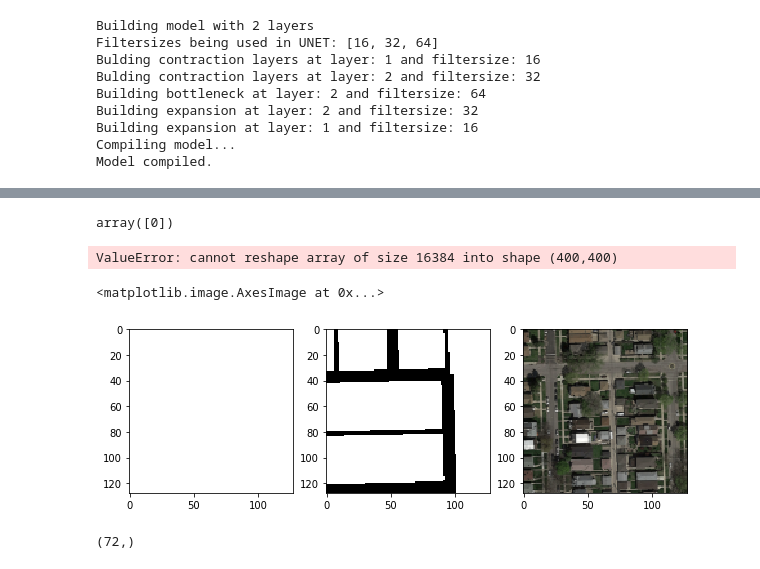
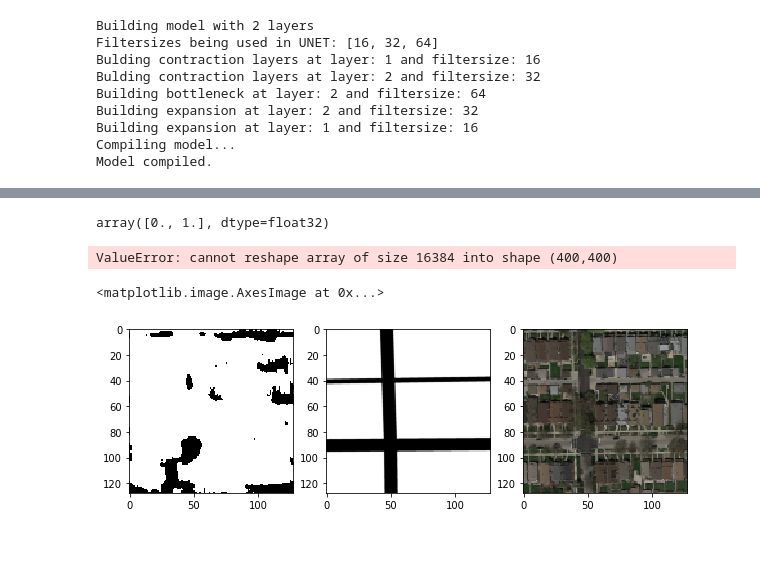
Before and after one commit to theodorhusefest/CS433-project2-road-segmentation, a Jupyter notebook: visualize_predictions.ipynb, the cells around one changed output, grey strips where cells are left out. Drawn from its saved outputs; the diff is of its cells as text; code cells hidden in the pictures.

Commit message:
Model is preforming sensibly, but bad

```diff
--- a/visualize_predictions.ipynb
+++ b/visualize_predictions.ipynb
@@ -12,7 +12,7 @@ from keras.models import load_model, Model
 
 import matplotlib.pyplot as plt
 # %%
-PATCH_SIZE = 64
+PATCH_SIZE = 128
 
 x_train, x_test, y_train, y_test = data_generator(PATCH_SIZE, num_images = 15, rotation_degs=[])
 
@@ -85,7 +98,7 @@ Building expansion at layer: 1 and filtersize: 16
 Compiling model...
 Model compiled.
 # %%
-model.load_weights('./models/keras-job-dir_weights11_04.38.h5')
+model.load_weights('./models/keras-job-dir_weights11_10.08.h5')
 # %%
 model.evaluate(x_train, y_train)
 # %% [output]
@@ -98,13 +111,13 @@ model.evaluate(x_train, y_train)
 # %%
 n = 7
-pred = model.predict(x_test[n:n+1, :, :, :])
-#pred[pred >= 0.5] = 1
-#pred[pred < 0.5] = 0
+pred = model.predict(x_train[n:n+1, :, :, :])
+pred[pred >= 0.5] = 1
+pred[pred < 0.5] = 0
 #pred = np.argmax(pred, axis = 3)
-pred = np.argmax(pred, axis = 3)
+#pred = np.argmax(pred, axis = 3)
 np.unique(pred)
 # %% [output]
-array([0])
+array([0., 1.], dtype=float32)
 # %%
 plt.imshow(pred.reshape(400, 400), cmap = 'Greys')
 # %% [output]
@@ -112,15 +125,11 @@ ValueError: cannot reshape array of size 16384 into shape (400,400)
 # %%
 f = plt.figure(figsize = (10, 15))
 plt.subplot(1,3,1)
 plt.imshow(pred.reshape(PATCH_SIZE, PATCH_SIZE), cmap = 'Greys')
 plt.subplot(1,3,2)
-plt.imshow(np.argmax(y_train[n], axis = 2).reshape(PATCH_SIZE, PATCH_SIZE), cmap = 'Greys')
+plt.imshow(y_train[n].reshape(PATCH_SIZE, PATCH_SIZE), cmap = 'Greys')
 plt.subplot(1,3,3)
-plt.imshow(x_test[n].reshape(PATCH_SIZE, PATCH_SIZE, 3))
+plt.imshow(x_train[n].reshape(PATCH_SIZE, PATCH_SIZE, 3))
 # %% [output]
 <matplotlib.image.AxesImage at 0x...>
-[figure, old version]
+[figure, new version]
-# %%
-np.asarray(range(1,360,5)).shape
-# %% [output]
-(72,)
```
Also changed, not shown: parts of 3 cells of this notebook, 17 other files.
